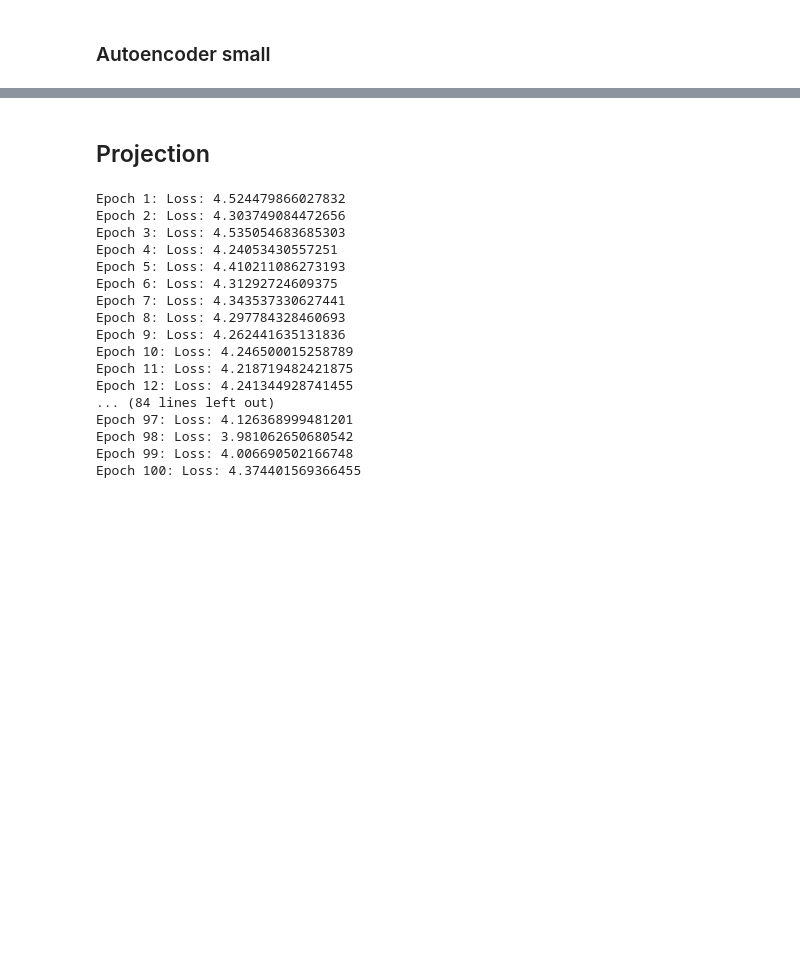
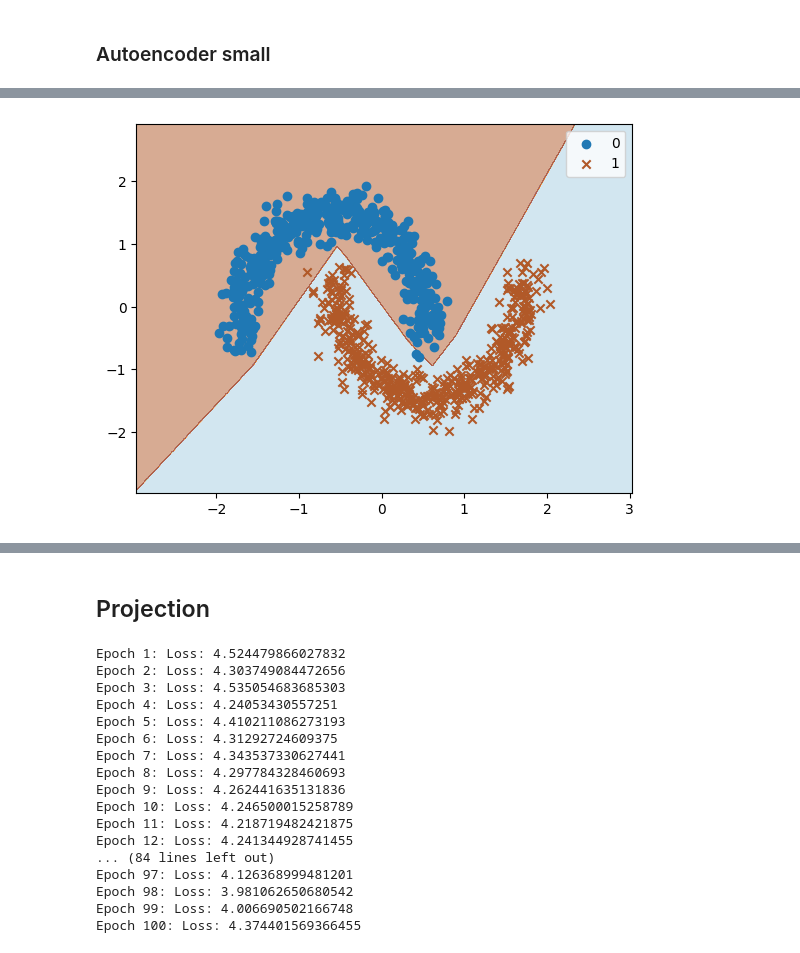
Before and after one commit to IDavron/exploring-neural-networks-weight-space, a Jupyter notebook: notebooks/weights_generator.ipynb, the cells around one changed output, grey strips where cells are left out. Cells and saved outputs as stored; diff of their text form; code cells hidden in the pictures; blank space fills up the shorter version.

```diff
--- a/notebooks/weights_generator.ipynb
+++ b/notebooks/weights_generator.ipynb
@@ -462,0 +448,98 @@ class Autoencoder(torch.nn.Module):
+# %%
+class Autoencoder(torch.nn.Module):
+    def __init__(self):
+        super(Autoencoder, self).__init__()
+        self.encoder = torch.nn.Sequential(
+            torch.nn.Linear(33, 512),
+            torch.nn.ReLU(),
+            torch.nn.Linear(512, 256),
+            torch.nn.ReLU(),
+            torch.nn.Linear(256, 64),
+            torch.nn.ReLU(),
+            torch.nn.Linear(64, 16),
+            torch.nn.ReLU(),
+            torch.nn.Linear(16, 10),
+        )
+
+        self.decoder = torch.nn.Sequential(
+            torch.nn.Linear(10, 16),
+            torch.nn.ReLU(),
+            torch.nn.Linear(16, 64),
+            torch.nn.ReLU(),
+            torch.nn.Linear(64, 256),
+            torch.nn.ReLU(),
+            torch.nn.Linear(256, 512),
+            torch.nn.ReLU(),
+            torch.nn.Linear(512, 33),
+        )
+
+    def forward(self, x):
+        x = self.encoder(x)
+        x = self.decoder(x)
+        return x
+
+
+config = {
+    "model":{
+        "name": "Autoencoder small",
+        "layers": [33, 512, 256, 64, 16, 10]
+    },
+    "hyperparameters":{
+        "epochs": 500,
+        "learning_rate": 1e-3,
+        "weight_decay": 0,
+        "optimizer": "Adam"
+    }
+}
+
+dataset = ModelParamsDataset2("../data/eight_angles_small.csv", 45)
+dataloader = torch.utils.data.DataLoader(dataset, batch_size=128, shuffle=True)
+
+device = torch.device("cuda" if torch.cuda.is_available() else "cpu")
+
+hyperparameters = config["hyperparameters"]
+epochs = hyperparameters["epochs"]
+learning_rate = hyperparameters["learning_rate"]
+weight_decay = hyperparameters["weight_decay"]
+
+wandb_config = cfg.load_env()
+run = wandb.init(project=wandb_config["WANDB_PROJECT"], entity=wandb_config["WANDB_ENTITY"], config=config, group="autoencoder_small")
+
+torch.manual_seed(0)
+model = Autoencoder()
+model.to(device)
+loss_function = torch.nn.MSELoss()
+optimizer = torch.optim.Adam(model.parameters(), lr = learning_rate, weight_decay=weight_decay)
+
+for epoch in tqdm(range(epochs)):
+    for X, y in dataloader:
+        X = X.to(device)
+        pred = model(X)
+        loss = loss_function(pred, X)
+        optimizer.zero_grad()
+        loss.backward()
+        optimizer.step()
+    wandb.log({"loss": loss.item()})
+    print(f"Epoch {epoch+1}: Loss: {loss.item()}")
+
+wandb.alert(title="Autoencoder training finished", text=f"Loss: {loss.item()}")
+model_path = "../models/autoencoder_small.pth"
+torch.save(model.state_dict(), model_path)
+model_artifact = wandb.Artifact(f"autoencoder", type="model")
+model_artifact.add_file(model_path)
+run.log_artifact(model_artifact)
+wandb.finish()
+
+m = MLP(2, [8], 1)
+weights, angle = dataset[22311]
+list_to_model(m, weights.tolist())
+X, y = get_moons_dataset(1000, 0.1)
+plot_decision_boundary(m, X, y)
+
+model.to("cpu")
+model.eval()
+with torch.no_grad():
+    out = model(weights)
+    list_to_model(m, out.tolist())
+    plot_decision_boundary(m, X, y)
+# %% [output]
@@ -462,0 +576 @@ class Autoencoder(torch.nn.Module):
+[figure, added]
```
Also changed, not shown: parts of 24 cells of this notebook, 5 other files.
